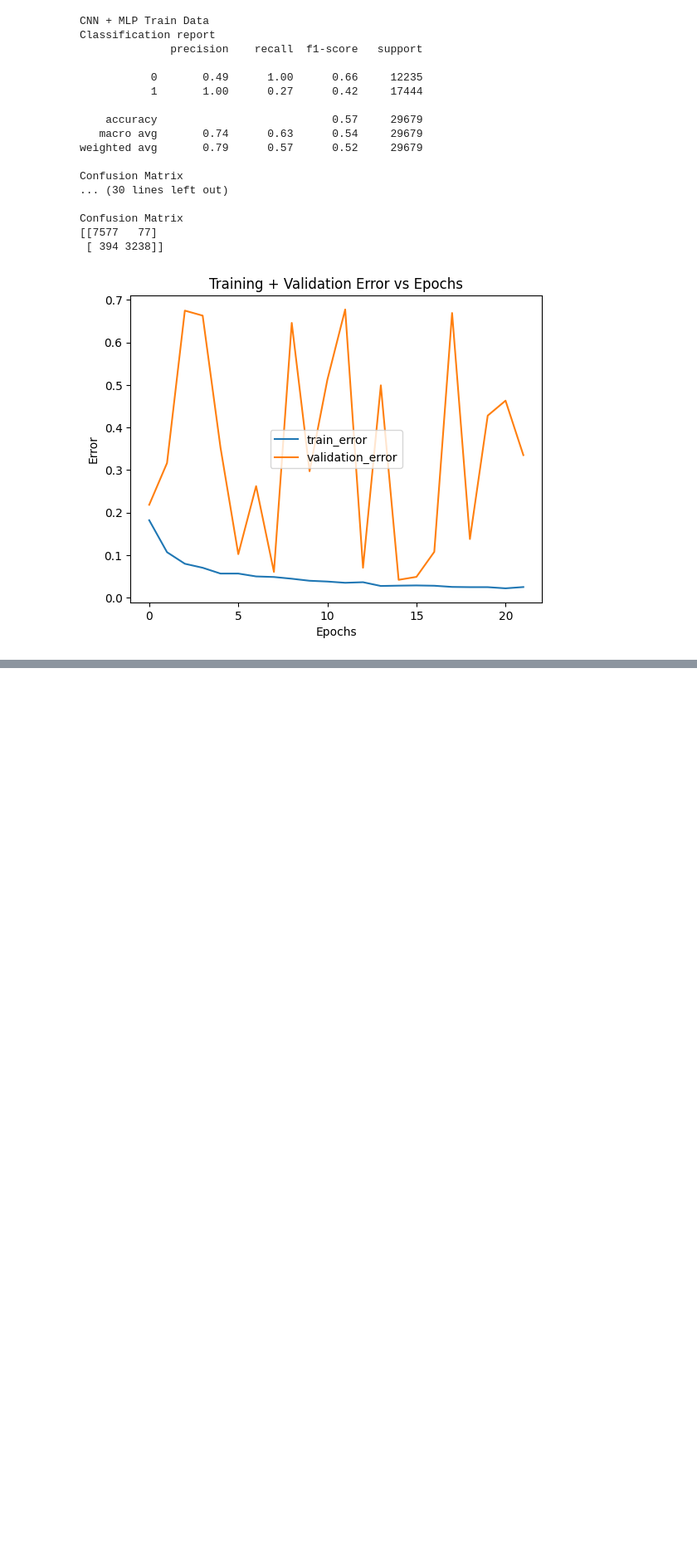
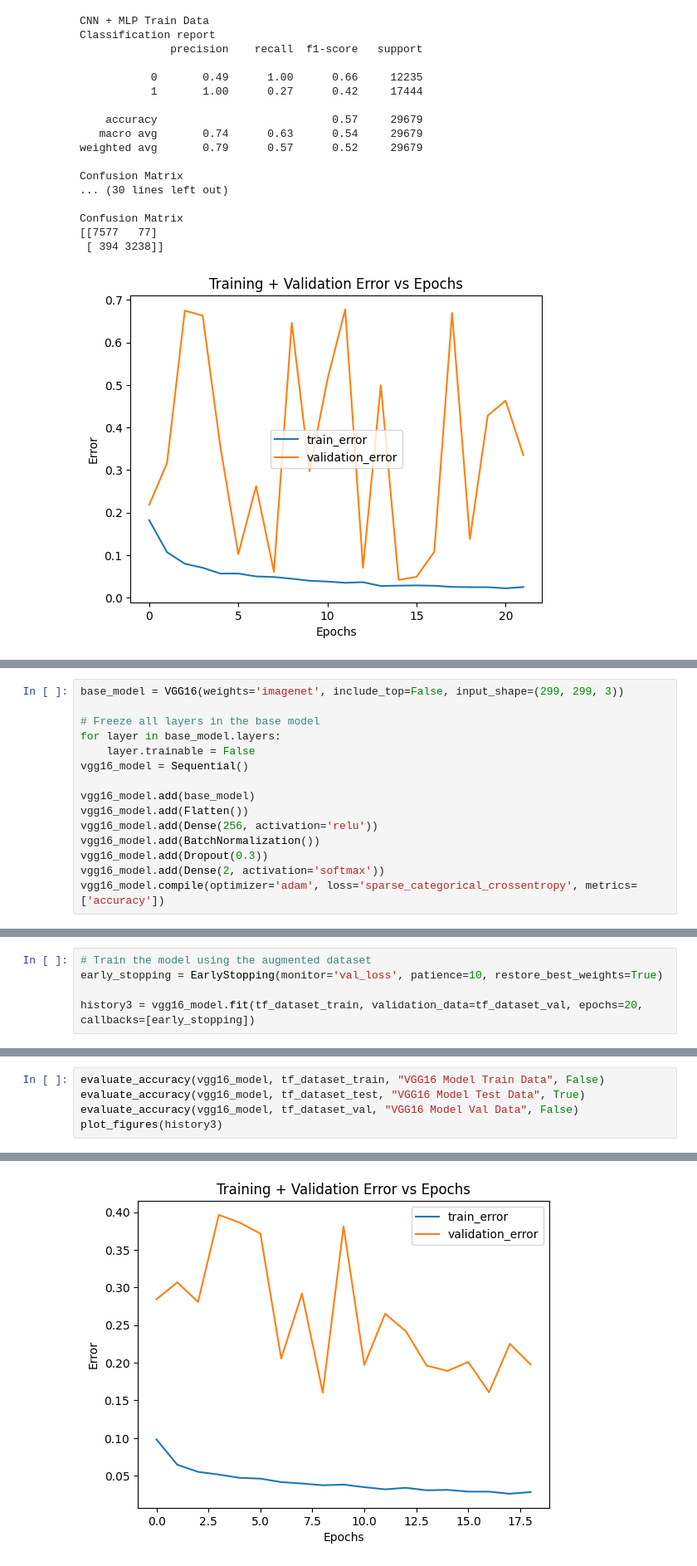
Before and after one commit to surbhikhatri/cnn-identify-frost-in-Martian-HiRISE-images, a Jupyter notebook: project-final.ipynb, the cells around one changed output, grey strips where cells are left out. Shown: that part at 83% size. Saved outputs shown, nothing was run; the diff lists cells and outputs as text; blank space fills up the shorter version.

```diff
--- a/project-final.ipynb
+++ b/project-final.ipynb
@@ -334,0 +521,15 @@ Confusion Matrix
+# %%
+base_model = VGG16(weights='imagenet', include_top=False, input_shape=(299, 299, 3))
+
+# Freeze all layers in the base model
+for layer in base_model.layers:
+    layer.trainable = False
+vgg16_model = Sequential()
+
+vgg16_model.add(base_model)
+vgg16_model.add(Flatten())
+vgg16_model.add(Dense(256, activation='relu'))
+vgg16_model.add(BatchNormalization())
+vgg16_model.add(Dropout(0.3))
+vgg16_model.add(Dense(2, activation='softmax'))
+vgg16_model.compile(optimizer='adam', loss='sparse_categorical_crossentropy', metrics=['accuracy'])
@@ -334,0 +556,5 @@ Confusion Matrix
+# %%
+# Train the model using the augmented dataset
+early_stopping = EarlyStopping(monitor='val_loss', patience=10, restore_best_weights=True)
+
+history3 = vgg16_model.fit(tf_dataset_train, validation_data=tf_dataset_val, epochs=20, callbacks=[early_stopping])
@@ -334,0 +579,6 @@ Confusion Matrix
+# %%
+evaluate_accuracy(vgg16_model, tf_dataset_train, "VGG16 Model Train Data", False)
+evaluate_accuracy(vgg16_model, tf_dataset_test, "VGG16 Model Test Data", True)
+evaluate_accuracy(vgg16_model, tf_dataset_val, "VGG16 Model Val Data", False)
+plot_figures(history3)
+# %% [output]
@@ -334,0 +602 @@ Confusion Matrix
+[figure, added]
```
Also changed, not shown: parts of 22 cells of this notebook, 1 other file.
